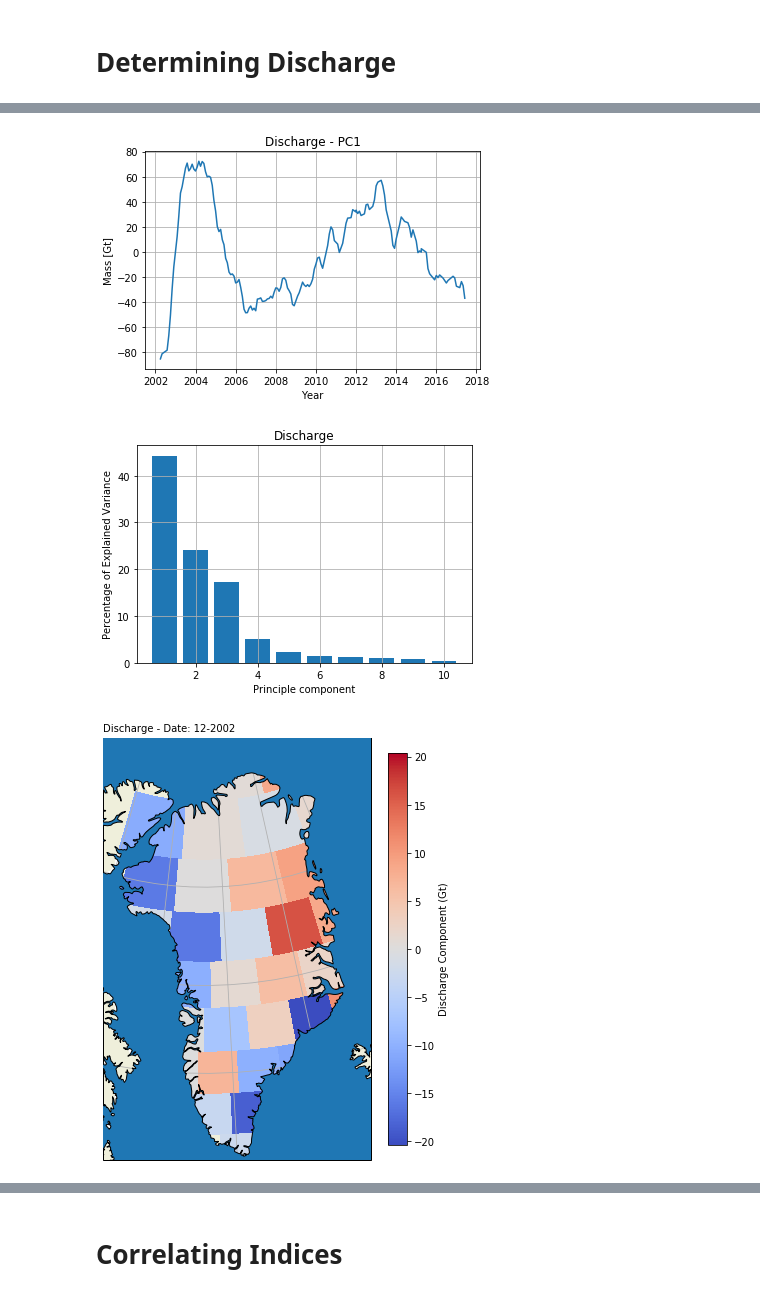
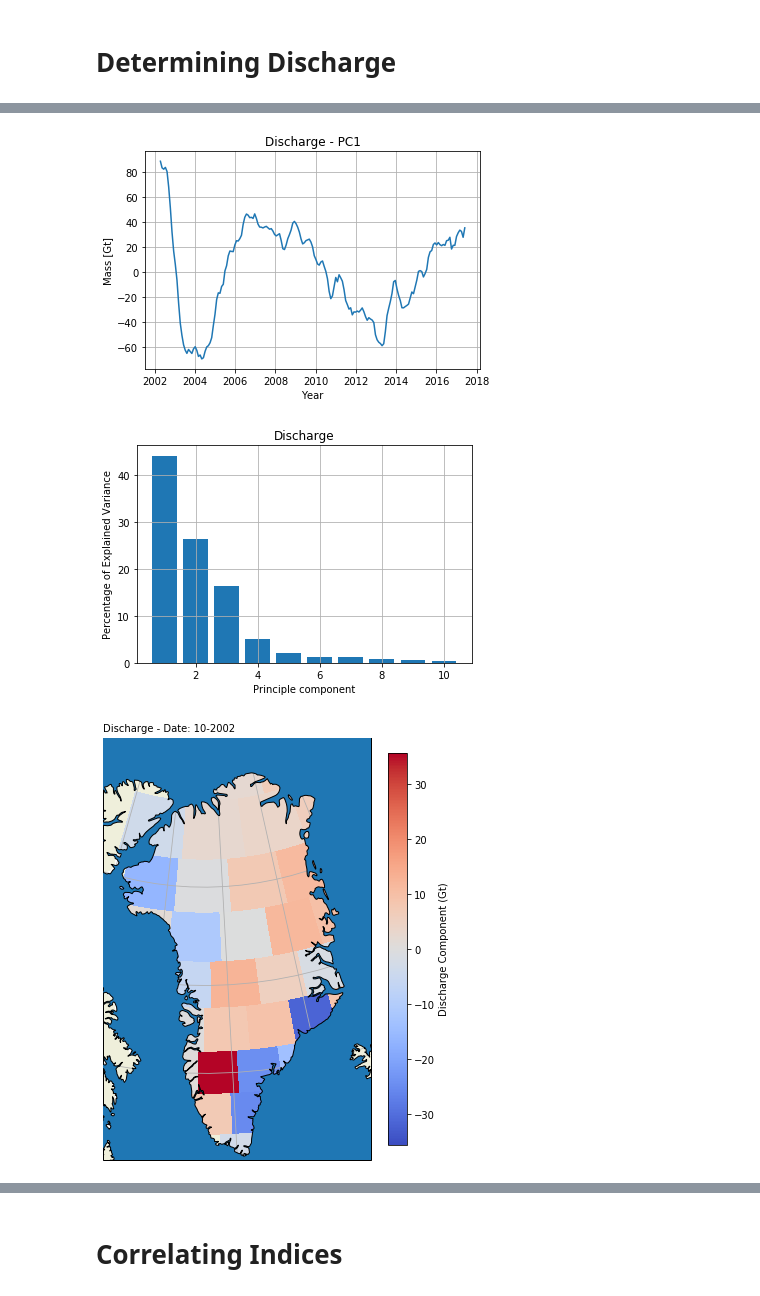
Before and after one commit to AdriaanGr/MAIO_project, a Jupyter notebook: MAIO_project2.ipynb, the cells around one changed output, grey strips where cells are left out. Saved outputs shown, nothing was run; the diff lists cells and outputs as text; code cells hidden in the pictures.

```diff
--- a/MAIO_project2.ipynb
+++ b/MAIO_project2.ipynb
@@ -14,3 +14,4 @@ from netCDF4 import Dataset
 # %%
 N = np.size(glob.glob("./dataGt/JPL_mscn*.csv", recursive=True))
 M = np.shape(np.genfromtxt('JPL_mscn017.csv', delimiter=',', skip_header=15))[0]
+t_30days = 30 * 24 * 3600.0
@@ -488,4 +531,20 @@ for lat_i in range(1, 10):
         mscn_SMB[30,:] = FSMB[:,lat_i,false_i[lat_i] - 8] * area_mscn[30]
 
 mscn_SMB *= 1e-6 # From mm * km^2 to Gt
-#mscn_SMB *= 1e-1
+cmscn_SMB = np.empty(mscn_SMB.shape)
+for i in range(mscn_SMB.shape[1]):
+    cmscn_SMB[:,i] = np.sum(mscn_SMB[:,:i+1], axis=1)
+
+# Resample data from monthly to per 30 day
+T_days = np.zeros(T.size)
+for ti, tv in enumerate(T):
+    T_int = int(np.round(tv))
+    T_days[ti] = (datetime(2002 + T_int // 12, T_int % 12 + 1, 1) - datetime(2002, 1, 1)).days
+
+#smb_t, cmscn_SMB = resample_mascons(T_days * 86400, cmscn_SMB, t_30days)
+# Resample SMB data to grace time
+cmscn_SMB = np.array([np.interp(grace_t, T_days * 86400, cmscn_SMB[i,:]) for i in range(cmscn_SMB.shape[0])])
+smb_t = grace_t
+
+del T_days
+del mscn_SMB
@@ -510,7 +558,7 @@ def fit_f(t, a0, a1, a2, a3, a4, b0, b1):
     return lintr + seasonal + halfyear
 
 for i in range(N):
-    popt, pcov = curve_fit(fit_f, T_days , cmscn_SMB[i,:])
+    popt, pcov = curve_fit(fit_f, smb_t / 86400.0 , cmscn_SMB[i,:])
     SMB_trends[i] = popt
 
 def detrend(data, t, trend):
@@ -518,7 +566,7 @@ def detrend(data, t, trend):
 
 SMB_detrended = np.empty(cmscn_SMB.shape)
 for i in range(N):
-    SMB_detrended[i] = detrend(cmscn_SMB[i,:], T_days, SMB_trends[i])
+    SMB_detrended[i] = detrend(cmscn_SMB[i,:], smb_t / 86400.0, SMB_trends[i])
 # %%
 # Extra Plots
 data_num = 6
@@ -636,3 +674,9 @@ tims3 = T[matching_inds]
+# %%
+# To get the discharge from grace and SMB we need to map SMB entries to grace entries
+# We do this by way of a linear fit of SMB to grace; this is the most practical as
+# grace's fit has fewer entries
+dis_detrended = ddata - SMB_detrended
+dis_t = grace_t
 # %%
 # Extra Plots
 data_num = 1
@@ -652,28 +696,28 @@ plt.show()
 # %%
 # PCA Analysis
 
-R = run_off.T
+R = dis_detrended.T
 RT = np.copy(R.T)
 for i in range(RT.shape[0]):
     RT[i] -= RT[i].mean()
 R = np.copy(RT.T)
 C = np.dot(RT, R)
-evals_r, evecs_r = np.linalg.eig(C)
-PCA_r = np.dot(R, evecs_r[:])
+evals_d, evecs_d = np.linalg.eig(C)
+PCA_d = np.dot(R, evecs_d[:])
 
 # Plot PCA
 PCA_num = 1
 
-plt.plot(T[matching_inds] / 12 + 2002, PCA_r[:,PCA_num-1])
+plt.plot(dis_t / 365.25 / 86400. + 2002, PCA_d[:,PCA_num-1])
 plt.xlabel('Year')
 plt.ylabel('Mass [Gt]')
 plt.title('Discharge - PC' + str(PCA_num))
 plt.grid()
-plt.savefig("./Pictures/PC%i_runoff.png" % PCA_num, dpi=300)
+plt.savefig("./Pictures/PC%i_discharge.png" % PCA_num, dpi=300)
 plt.show()
 
 pca_max = 10
-bars = evals_r / evals_r.sum()*100
+bars = evals_d / evals_d.sum()*100
 plt.bar(x=range(1,pca_max+1), height=bars[:pca_max])
 plt.title('Discharge')
 plt.xlabel('Principle component')
@@ -682,29 +726,30 @@ plt.grid()
 plt.savefig("./Pictures/PC_explained_discharge", dpi=300)
 plt.show()
 # %% [output]
-[figure, old version]
+[figure, new version]
-[figure, old version]
+[figure, new version]
 # %%
 # Verbeterde Plot Routine
 time = 6
-XV, YV, fit = rebin_data(run_off[:,time], lat, lon)
+XV, YV, fit = rebin_data(dis_detrended[:,time], lat, lon)
 proj = ccrs.LambertConformal(central_latitude=90, central_longitude=310)
+ctim = datetime(2002, 1, 1) + timedelta(seconds=dis_t[time])
 #proj = ccrs.PlateCarree(central_longitude=310)
 
 
 f, ax = plt.subplots(figsize=(6, 8), subplot_kw=dict(projection=proj))
 cb = ax.pcolor(XV, YV, fit, cmap=plt.cm.coolwarm, vmin = -np.max(np.abs(fit)), vmax = np.max(np.abs(fit)), transform=ccrs.PlateCarree())
 ax.set_extent([-65, -25, 59, 85], ccrs.PlateCarree())
 ax.add_feature(cfeature.LAND)
 ax.add_feature(cfeature.NaturalEarthFeature('physical', 'ocean', '50m'), zorder=100, edgecolor='k')
 ax.gridlines()
-ax.text(0.125, 0.88, "Discharge - Date: %s" % tims[time].strftime("%m-%Y"), transform=f.transFigure)
+ax.text(0.125, 0.88, "Discharge - Date: %s" % ctim.strftime("%m-%Y"), transform=f.transFigure)
 cax = f.colorbar(cb, ax=[ax], shrink=0.9)
 cax.set_label("Discharge Component (Gt)")
-f.savefig("./Pictures/discharge_map_%s.png" % tims2[time].strftime("%m-%Y"))
+f.savefig("./Pictures/discharge_map_%s.png" % ctim.strftime("%m-%Y"))
 
 plt.show()
 # %% [output]
-[figure, old version]
+[figure, new version]
 # %%
 eof_i = 1
```
Also changed, not shown: parts of 44 cells of this notebook, 8 other files.
